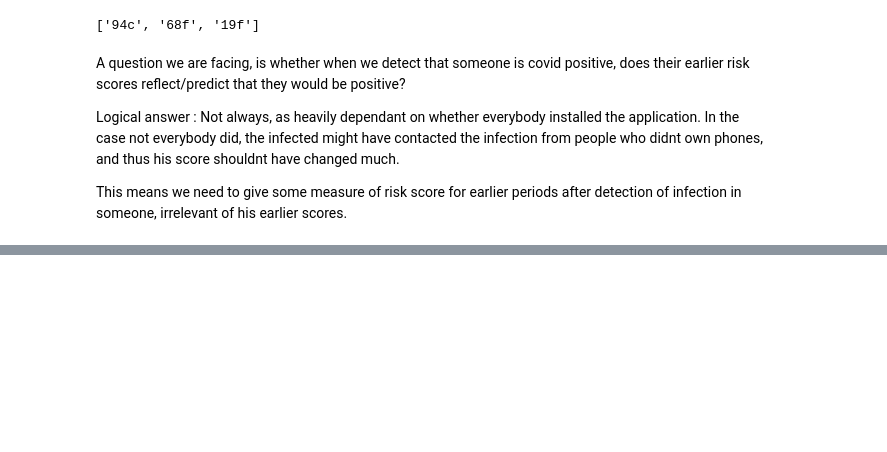
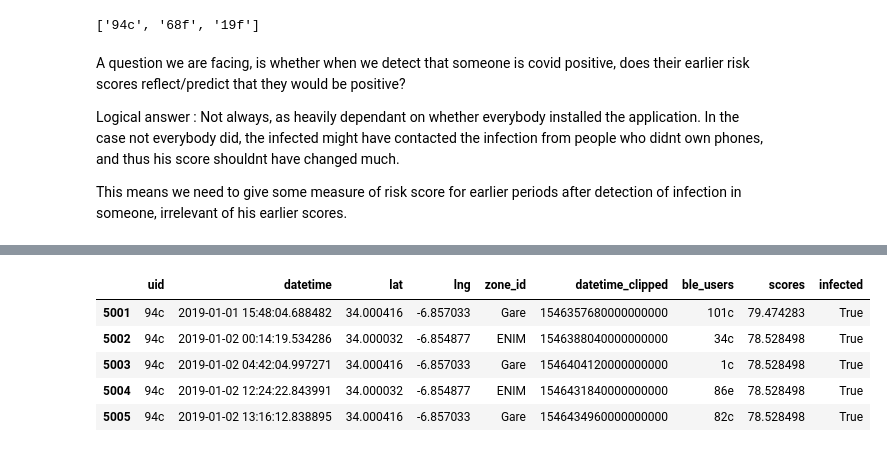
Before and after one commit to covid-ma-team/chantier-2, a Jupyter notebook: user_mobility_generation.ipynb, the cells around one changed output, grey strips where cells are left out. Saved outputs shown, nothing was run; the diff lists cells and outputs as text; code cells hidden in the pictures; blank space fills up the shorter version.

```diff
--- a/user_mobility_generation.ipynb
+++ b/user_mobility_generation.ipynb
@@ -308,0 +333,24 @@ print(infected_scores)
+# %%
+def get_infected(x,uids_infected,infected_scores):
+  if x['uid'] in uids_infected :
+    x['infected'] = True
+    # Index of the scores of the uid
+    uid_index = uids_infected.index(x['uid'])
+    scores = infected_scores[uid_index]['scores']
+    pd_date = x['datetime'].split(' ')[0]
+    for date_score in scores :
+      infected_date = str(date_score['date']).split(' ')[0]
+      if infected_date == pd_date :
+        x['scores'] = date_score['score']
+  return x
+# %%
+infected_tdf = ble_tdf.apply(get_infected,args=[uids_infected,infected_scores],axis=1)[['uid','datetime' 	,'lat' 	,'lng', 	'zone_id' ,	'datetime_clipped' ,	'ble_users' ,	'scores' ,	'infected']]
+# %%
+infected_tdf[infected_tdf['infected']==True].head()
+# %% [output]
+|  | uid | datetime | lat | lng | zone_id | datetime_clipped | ble_users | scores | infected |
+| 5001 | 94c | 2019-01-01 15:48:04.688482 | 34.000416 | -6.857033 | Gare | 1546357680000000000 | 101c | 79.474283 | True |
+| 5002 | 94c | 2019-01-02 00:14:19.534286 | 34.000032 | -6.854877 | ENIM | 1546388040000000000 | 34c | 78.528498 | True |
+| 5003 | 94c | 2019-01-02 04:42:04.997271 | 34.000416 | -6.857033 | Gare | 1546404120000000000 | 1c | 78.528498 | True |
+| 5004 | 94c | 2019-01-02 12:24:22.843991 | 34.000032 | -6.854877 | ENIM | 1546431840000000000 | 86e | 78.528498 | True |
+| 5005 | 94c | 2019-01-02 13:16:12.838895 | 34.000416 | -6.857033 | Gare | 1546434960000000000 | 82c | 78.528498 | True |
```
Also changed, not shown: parts of 6 cells of this notebook, 1 other file.
